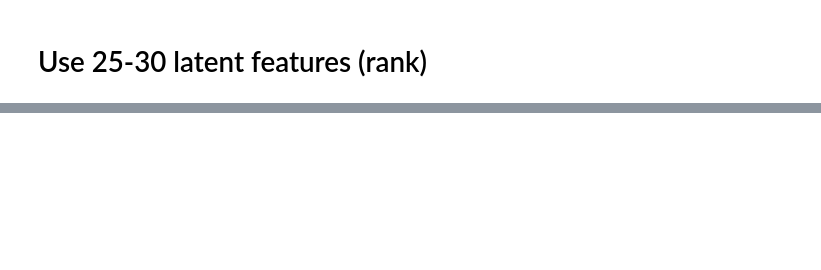
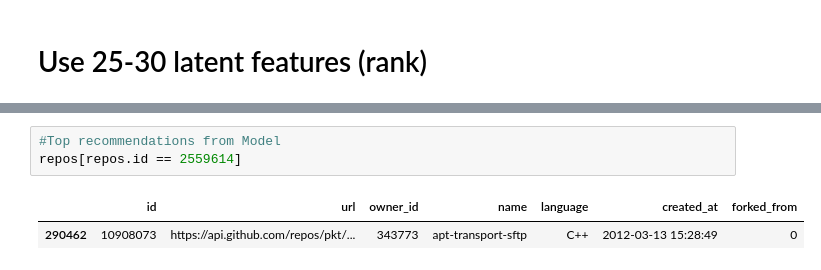
Before and after one commit to caitriggs/github-collaborator, a Jupyter notebook: evaluating_model.ipynb, the cells around one changed output, grey strips where cells are left out. Drawn from its saved outputs; the diff is of its cells as text; blank space fills up the shorter version.

```diff
--- a/evaluating_model.ipynb
+++ b/evaluating_model.ipynb
@@ -212,0 +432,6 @@ ax.set_xlabel("Alpha");
+# %%
+#Top recommendations from Model
+repos[repos.id == 2559614]
+# %% [output]
+|  | id | url | owner_id | name | language | created_at | forked_from |
+| 290462 | 10908073 | https://api.github.com/repos/pkt/... | 343773 | apt-transport-sftp | C++ | 2012-03-13 15:28:49 | 0 |
```
Also changed, not shown: parts of 50 cells of this notebook, 2 other files.
